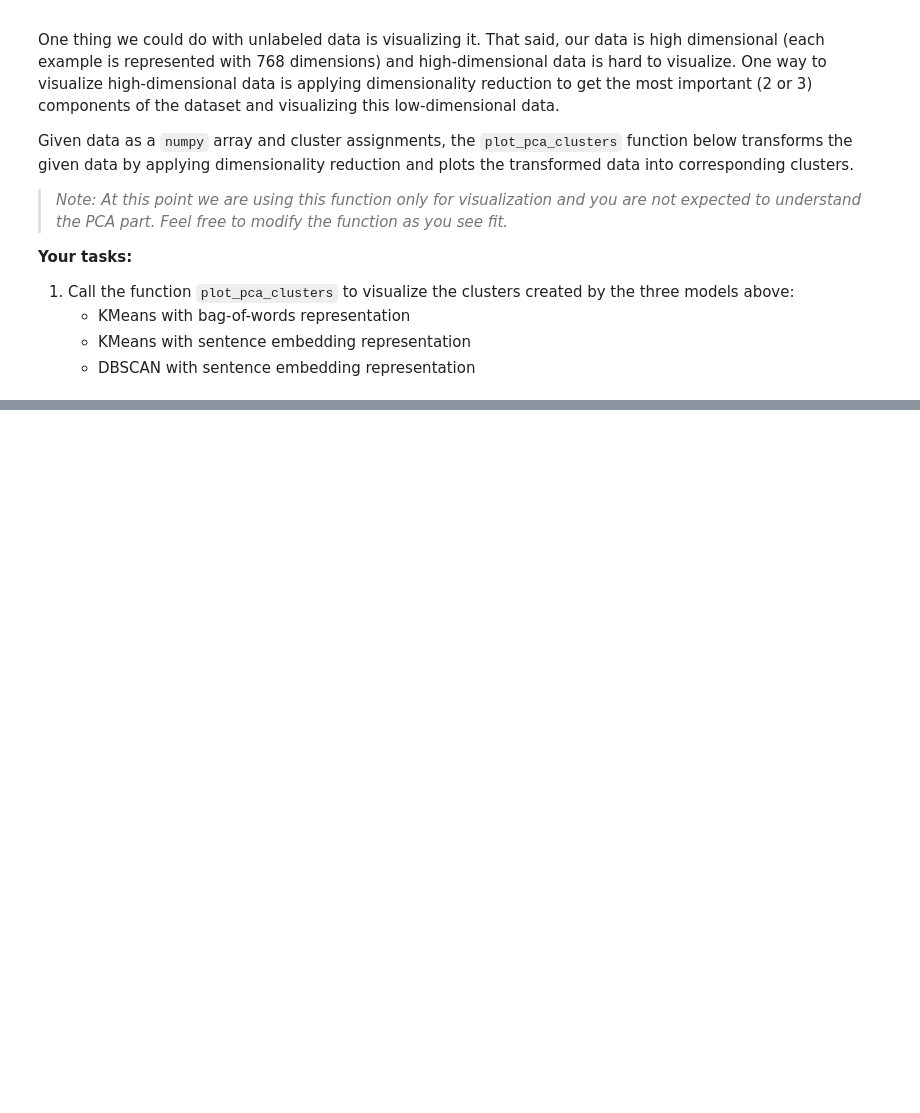
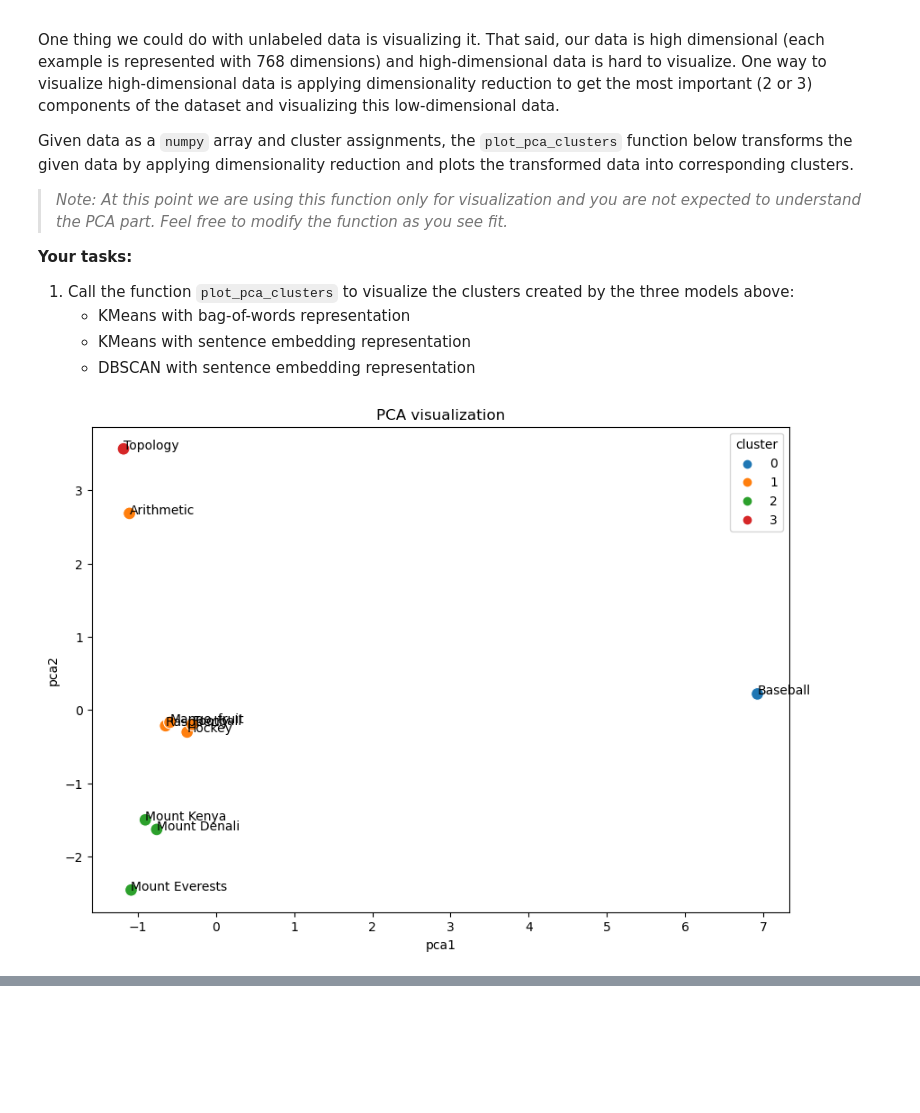
Before and after one commit to Blaise143/CPSC-330-ASSIGNMENTS, a Jupyter notebook: hw7/hw7.ipynb, the cells around one changed output, grey strips where cells are left out. Drawn from its saved outputs; the diff is of its cells as text; code cells hidden in the pictures; blank space fills up the shorter version.

```diff
--- a/hw7/hw7.ipynb
+++ b/hw7/hw7.ipynb
@@ -398,7 +398,8 @@ from sklearn.decomposition import PCA # Obtain the principal components
 def plot_pca_clusters(
     data,
     cluster_labels,
-    raw_sents=wiki_df["text"],
+    #raw_sents=wiki_df["text"],
+    raw_sents = wiki_df["wiki query"],
     show_labels=False,
     size=100,
     title="PCA visualization",
@@ -441,7 +442,15 @@ def plot_pca_clusters(
     y = pca_df["pca2"].tolist()
     if show_labels:
         for i, txt in enumerate(raw_sents):
+
+            # plt.annotate(" ".join(txt.split()[:10]), (x[i], y[i]))
+
             plt.annotate(" ".join(txt.split()[:10]), (x[i], y[i]))
-        ax.legend(loc="upper right")
-
     plt.show()
+# %%
+# Plot for kmeans with bag of words representation
+import warnings
+warnings.filterwarnings("ignore")
+plot_pca_clusters(data=bow_df, cluster_labels=kmeans.labels_, show_labels=True);
+# %% [output]
+[figure, added]
```
Also changed, not shown: parts of 5 cells of this notebook.
